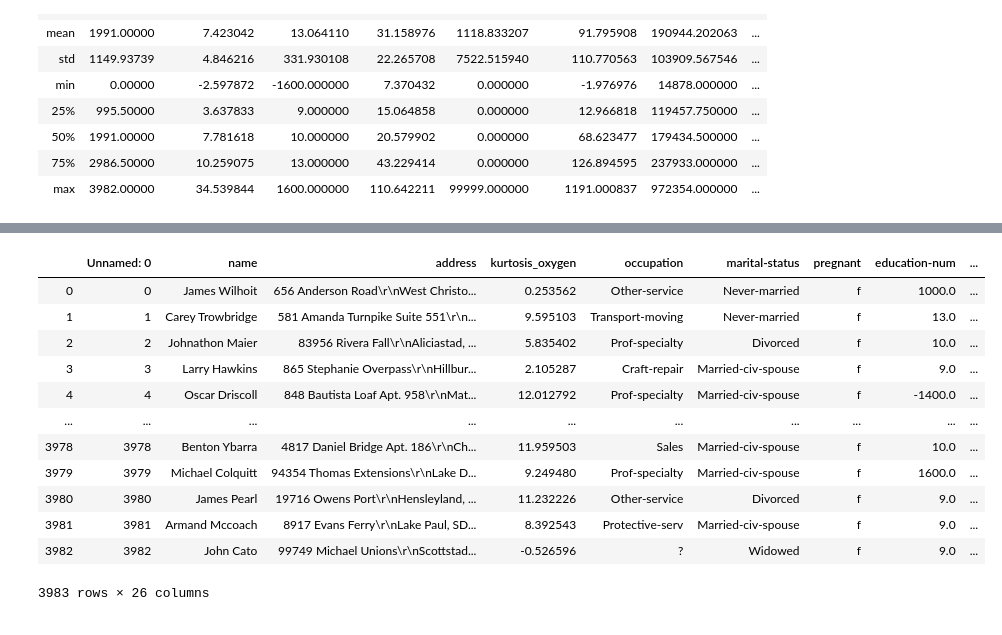
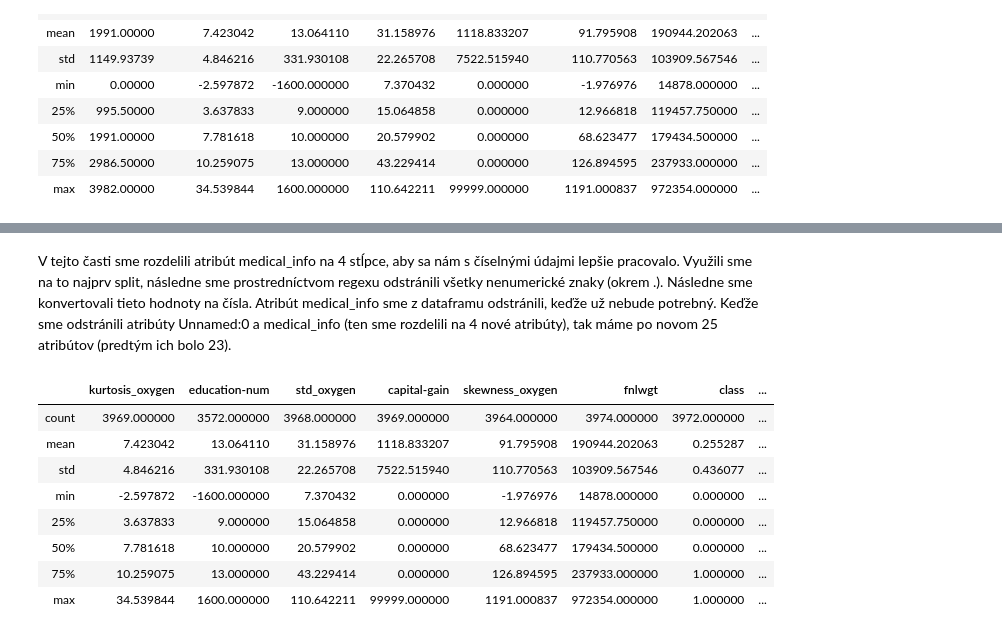
Before and after one commit to jaruji/IAU-project, a Jupyter notebook: Project.ipynb, the cells around one changed output, grey strips where cells are left out. Saved outputs shown, nothing was run; the diff lists cells and outputs as text; code cells hidden in the pictures.

```diff
--- a/Project.ipynb
+++ b/Project.ipynb
@@ -155,0 +167,7 @@ V tejto casti kodu sme rozdelili atribut medical_info na 4 stlpce, aby sa nam s
+# %%
+other["mean_glucose"] = pd.to_numeric(other["mean_glucose"], errors = 'ignore')
+other["std_glucose"] = pd.to_numeric(other["std_glucose"], errors = 'ignore')
+other["kurtosis_glucose"] = pd.to_numeric(other["kurtosis_glucose"], errors = 'ignore')
+other["skewness_glucose"] = pd.to_numeric(other["skewness_glucose"], errors = 'ignore')
+other = other.drop('Unnamed: 0', axis = 1) #opat sa mozme zbavit stlpca indexov
+other
@@ -156,16 +188,14 @@ V tejto casti kodu sme rozdelili atribut medical_info na 4 stlpce, aby sa nam s
+# %% [markdown]
+V tejto časti sme rozdelili atribút medical_info na 4 stĺpce, aby sa nám s číselnými údajmi lepšie pracovalo. Využili sme na to najprv split, následne sme prostredníctvom regexu odstránili všetky nenumerické znaky (okrem .). Následne sme konvertovali tieto hodnoty na čísla. Atribút medical_info sme z dataframu odstránili, keďže už nebude potrebný. Keďže sme odstránili atribúty Unnamed:0 a medical_info (ten sme rozdelili na 4 nové atribúty), tak máme po novom 25 atribútov (predtým ich bolo 23).
 # %%
-other
+other.describe()
 # %% [output]
-|  | Unnamed: 0 | name | address | kurtosis_oxygen | occupation | marital-status | pregnant | education-num | ... |
-| 0 | 0 | James Wilhoit | 656 Anderson Road\r\nWest Christo... | 0.253562 | Other-service | Never-married | f | 1000.0 | ... |
-| 1 | 1 | Carey Trowbridge | 581 Amanda Turnpike Suite 551\r\n... | 9.595103 | Transport-moving | Never-married | f | 13.0 | ... |
-| 2 | 2 | Johnathon Maier | 83956 Rivera Fall\r\nAliciastad, ... | 5.835402 | Prof-specialty | Divorced | f | 10.0 | ... |
-| 3 | 3 | Larry Hawkins | 865 Stephanie Overpass\r\nHillbur... | 2.105287 | Craft-repair | Married-civ-spouse | f | 9.0 | ... |
-| 4 | 4 | Oscar Driscoll | 848 Bautista Loaf Apt. 958\r\nMat... | 12.012792 | Prof-specialty | Married-civ-spouse | f | -1400.0 | ... |
-| ... | ... | ... | ... | ... | ... | ... | ... | ... | ... |
-| 3978 | 3978 | Benton Ybarra | 4817 Daniel Bridge Apt. 186\r\nCh... | 11.959503 | Sales | Married-civ-spouse | f | 10.0 | ... |
-| 3979 | 3979 | Michael Colquitt | 94354 Thomas Extensions\r\nLake D... | 9.249480 | Prof-specialty | Married-civ-spouse | f | 1600.0 | ... |
-| 3980 | 3980 | James Pearl | 19716 Owens Port\r\nHensleyland, ... | 11.232226 | Other-service | Divorced | f | 9.0 | ... |
-| 3981 | 3981 | Armand Mccoach | 8917 Evans Ferry\r\nLake Paul, SD... | 8.392543 | Protective-serv | Married-civ-spouse | f | 9.0 | ... |
-| 3982 | 3982 | John Cato | 99749 Michael Unions\r\nScottstad... | -0.526596 | ? | Widowed | f | 9.0 | ... |
+|  | kurtosis_oxygen | education-num | std_oxygen | capital-gain | skewness_oxygen | fnlwgt | class | ... |
+| count | 3969.000000 | 3572.000000 | 3968.000000 | 3969.000000 | 3964.000000 | 3974.000000 | 3972.000000 | ... |
+| mean | 7.423042 | 13.064110 | 31.158976 | 1118.833207 | 91.795908 | 190944.202063 | 0.255287 | ... |
+| std | 4.846216 | 331.930108 | 22.265708 | 7522.515940 | 110.770563 | 103909.567546 | 0.436077 | ... |
+| min | -2.597872 | -1600.000000 | 7.370432 | 0.000000 | -1.976976 | 14878.000000 | 0.000000 | ... |
+| 25% | 3.637833 | 9.000000 | 15.064858 | 0.000000 | 12.966818 | 119457.750000 | 0.000000 | ... |
+| 50% | 7.781618 | 10.000000 | 20.579902 | 0.000000 | 68.623477 | 179434.500000 | 0.000000 | ... |
+| 75% | 10.259075 | 13.000000 | 43.229414 | 0.000000 | 126.894595 | 237933.000000 | 1.000000 | ... |
+| max | 34.539844 | 1600.000000 | 110.642211 | 99999.000000 | 1191.000837 | 972354.000000 | 1.000000 | ... |
-3983 rows × 26 columns
```
Also changed, not shown: parts of 43 cells of this notebook.
